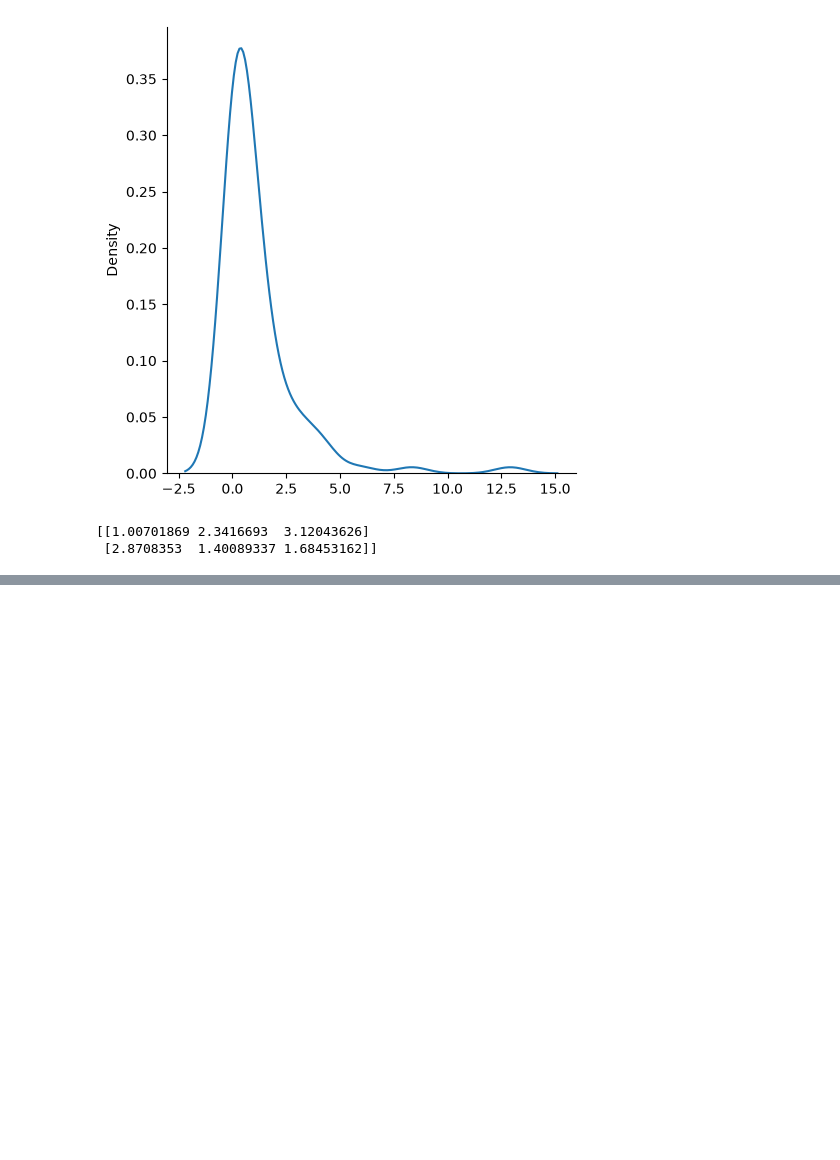
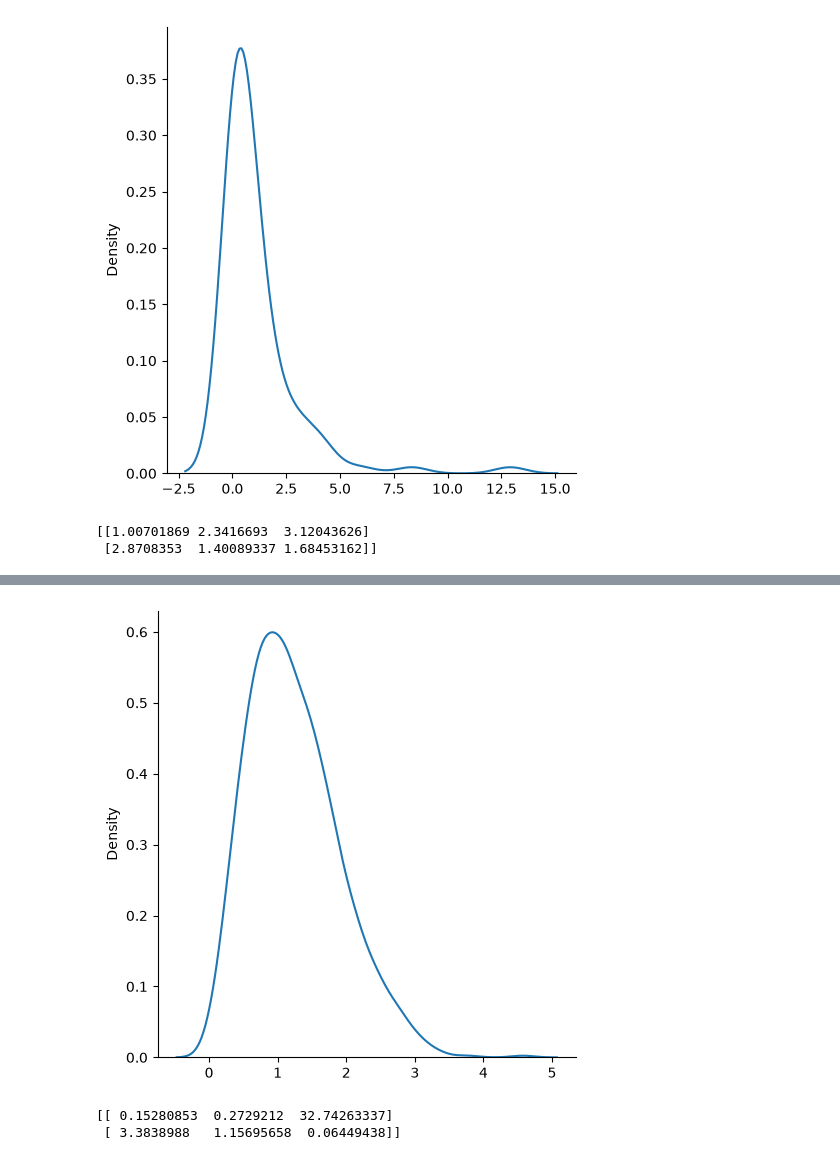
Before and after one commit to SystemByZ/ostad-data-science-course, a Jupyter notebook: module-05/numpy_tutorial.ipynb, the cells around one changed output, grey strips where cells are left out. Saved outputs shown, nothing was run; the diff lists cells and outputs as text; code cells hidden in the pictures; blank space fills up the shorter version.

Commit message:
numpy data distribution part done

```diff
--- a/module-05/numpy_tutorial.ipynb
+++ b/module-05/numpy_tutorial.ipynb
@@ -1210,0 +1233,16 @@ print(x)
+# %%
+from numpy import random
+import matplotlib.pyplot as plt
+import seaborn as sns
+x = random.rayleigh(size=1000)
+sns.displot(x, kind="kde")
+plt.show()
+# %% [output]
+[figure, added]
+# %%
+from numpy import random
+x = random.pareto(a=2, size=(2, 3))
+print(x)
+# %% [output]
+[[ 0.15280853  0.2729212  32.74263337]
+ [ 3.3838988   1.15695658  0.06449438]]
```
Also changed, not shown: parts of 4 cells of this notebook.
